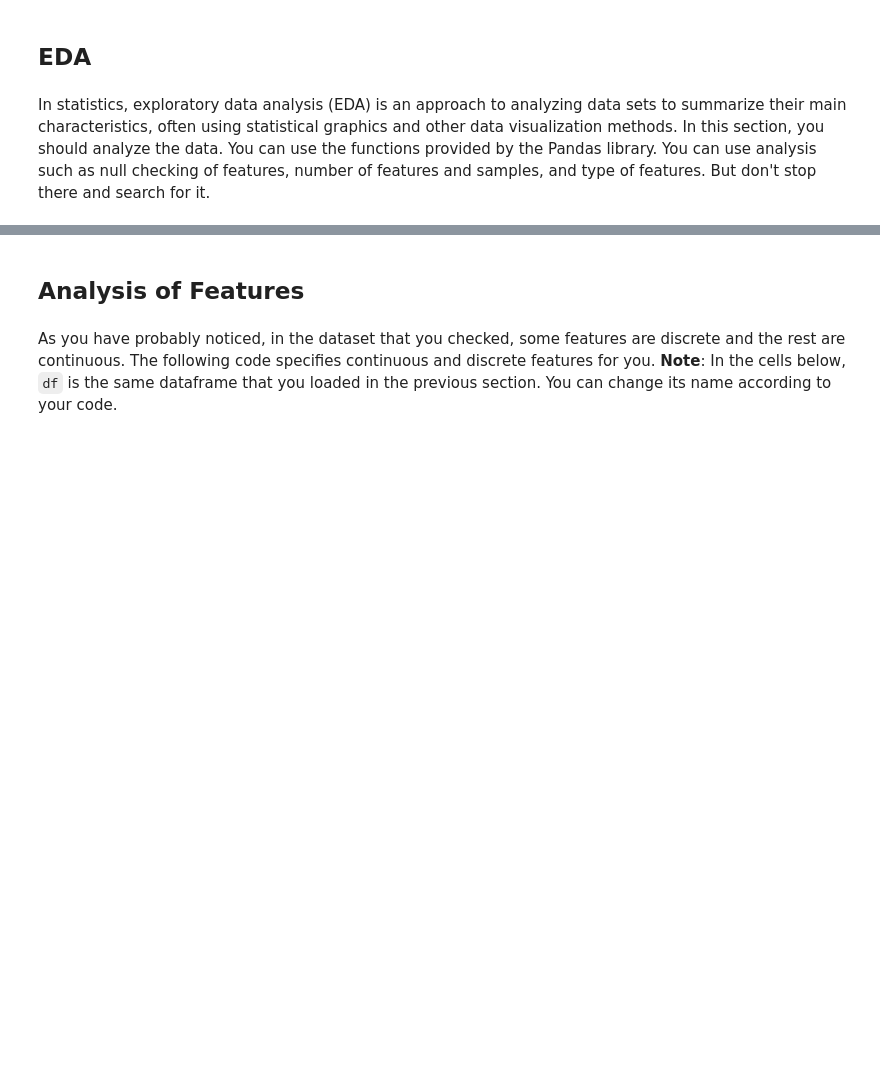
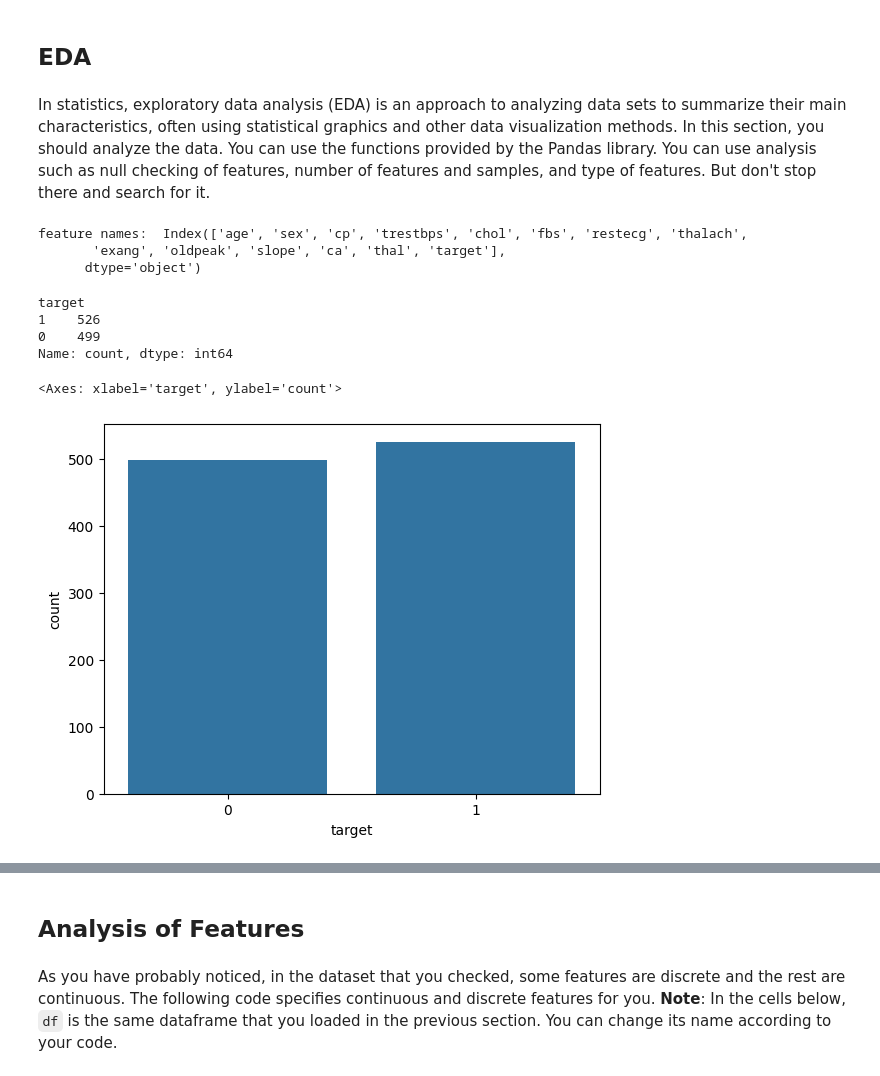
Before and after one commit to amirezzati/ml, a Jupyter notebook: homeworks/HW1/pract/Heart_Disease_Prediction.ipynb, the cells around one changed output, grey strips where cells are left out. Cells and saved outputs as stored; diff of their text form; code cells hidden in the pictures; blank space fills up the shorter version.

Commit message:
completed heart disease prediction notebook

```diff
--- a/homeworks/HW1/pract/Heart_Disease_Prediction.ipynb
+++ b/homeworks/HW1/pract/Heart_Disease_Prediction.ipynb
@@ -17,4 +18,4 @@ import seaborn as sns
 Load dataset csv file into a data frame.
 # %%
 # TODO
-df =
+df = pd.read_csv('heart.csv')
@@ -26,0 +35,17 @@ In statistics, exploratory data analysis (EDA) is an approach to analyzing data
+# %%
+print('feature names: ', df.columns)
+# %% [output]
+feature names:  Index(['age', 'sex', 'cp', 'trestbps', 'chol', 'fbs', 'restecg', 'thalach',
+       'exang', 'oldpeak', 'slope', 'ca', 'thal', 'target'],
+      dtype='object')
+# %%
+# TODO
+print(df.target.value_counts())
+sns.countplot(x="target", data=df)
+# %% [output]
+target
+1    526
+0    499
+Name: count, dtype: int64
+<Axes: xlabel='target', ylabel='count'>
+[figure, added]
```
Also changed, not shown: parts of 102 cells of this notebook.
